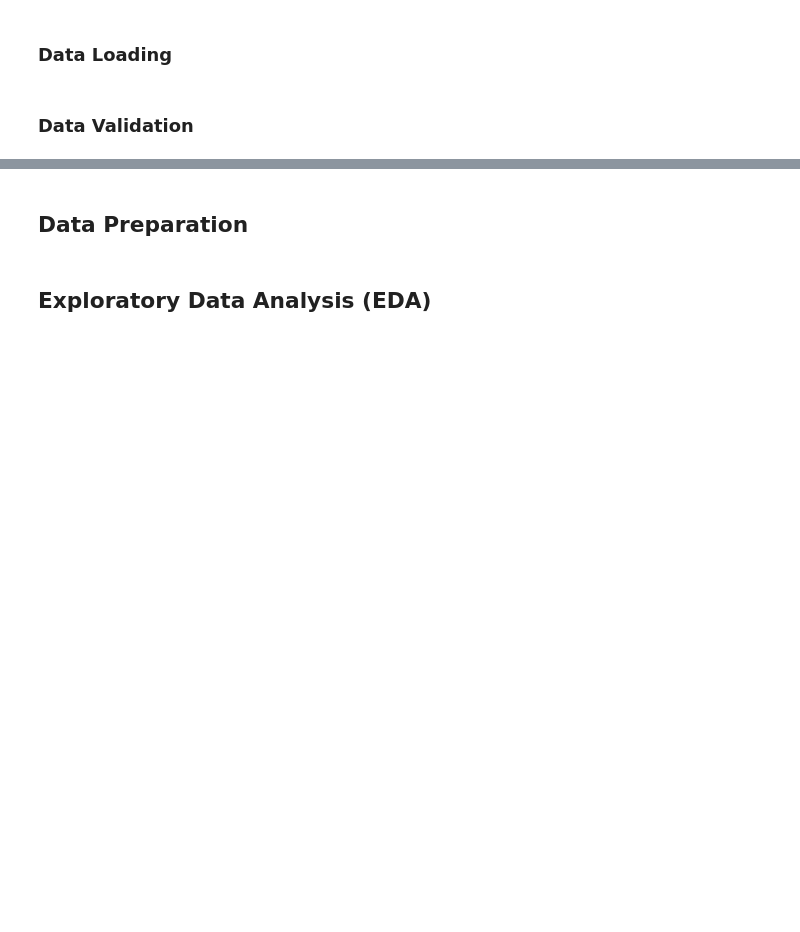
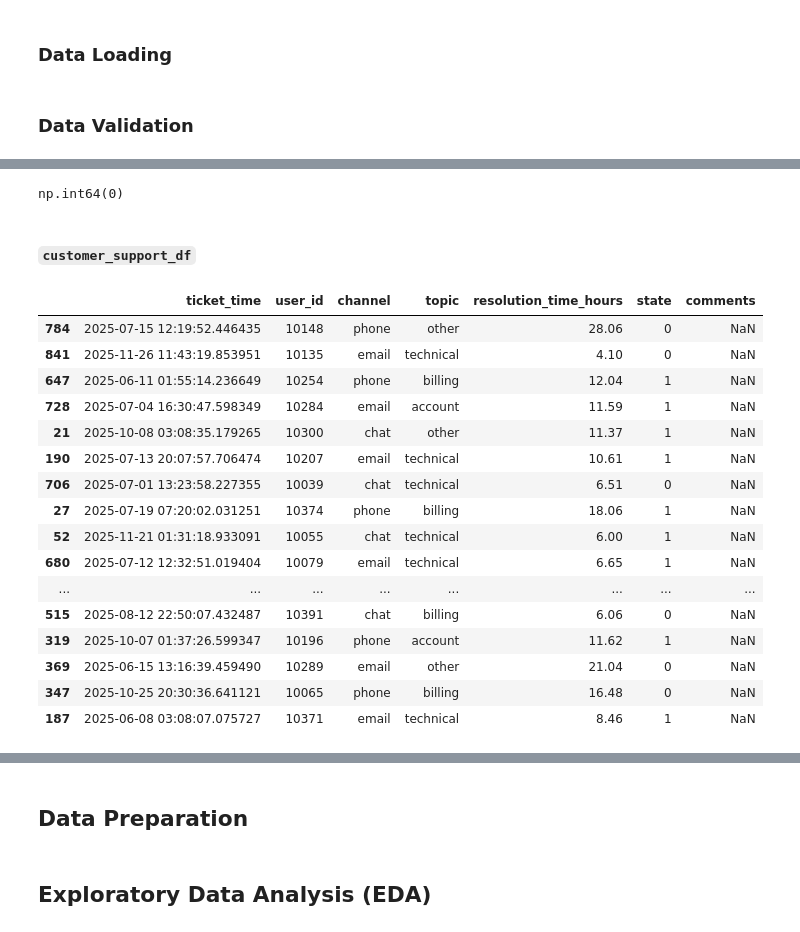
Before and after one commit to muchammadwr/churn-at-fit.ly, a Jupyter notebook: notebook.ipynb, the cells around one changed output, grey strips where cells are left out. Drawn from its saved outputs; the diff is of its cells as text; code cells hidden in the pictures; blank space fills up the shorter version.

```diff
--- a/notebook.ipynb
+++ b/notebook.ipynb
@@ -53 +95,29 @@ account_info_df.head()
+# %%
+# Check duplicate values
+account_info_df.duplicated().sum()
+# %% [output]
+np.int64(0)
+# %% [markdown]
+#### `customer_support_df`
+# %%
+# Show 20 rows dataframe
+customer_support_df.sample(20)
+# %% [output]
+|  | ticket_time | user_id | channel | topic | resolution_time_hours | state | comments |
+| 784 | 2025-07-15 12:19:52.446435 | 10148 | phone | other | 28.06 | 0 | NaN |
+| 841 | 2025-11-26 11:43:19.853951 | 10135 | email | technical | 4.10 | 0 | NaN |
+| 647 | 2025-06-11 01:55:14.236649 | 10254 | phone | billing | 12.04 | 1 | NaN |
+| 728 | 2025-07-04 16:30:47.598349 | 10284 | email | account | 11.59 | 1 | NaN |
+| 21 | 2025-10-08 03:08:35.179265 | 10300 | chat | other | 11.37 | 1 | NaN |
+| 190 | 2025-07-13 20:07:57.706474 | 10207 | email | technical | 10.61 | 1 | NaN |
+| 706 | 2025-07-01 13:23:58.227355 | 10039 | chat | technical | 6.51 | 0 | NaN |
+| 27 | 2025-07-19 07:20:02.031251 | 10374 | phone | billing | 18.06 | 1 | NaN |
+| 52 | 2025-11-21 01:31:18.933091 | 10055 | chat | technical | 6.00 | 1 | NaN |
+| 680 | 2025-07-12 12:32:51.019404 | 10079 | email | technical | 6.65 | 1 | NaN |
+| ... | ... | ... | ... | ... | ... | ... | ... |
+| 515 | 2025-08-12 22:50:07.432487 | 10391 | chat | billing | 6.06 | 0 | NaN |
+| 319 | 2025-10-07 01:37:26.599347 | 10196 | phone | account | 11.62 | 1 | NaN |
+| 369 | 2025-06-15 13:16:39.459490 | 10289 | email | other | 21.04 | 0 | NaN |
+| 347 | 2025-10-25 20:30:36.641121 | 10065 | phone | billing | 16.48 | 0 | NaN |
+| 187 | 2025-06-08 03:08:07.075727 | 10371 | email | technical | 8.46 | 1 | NaN |
 # %%
```
Also changed, not shown: parts of 15 cells of this notebook.
